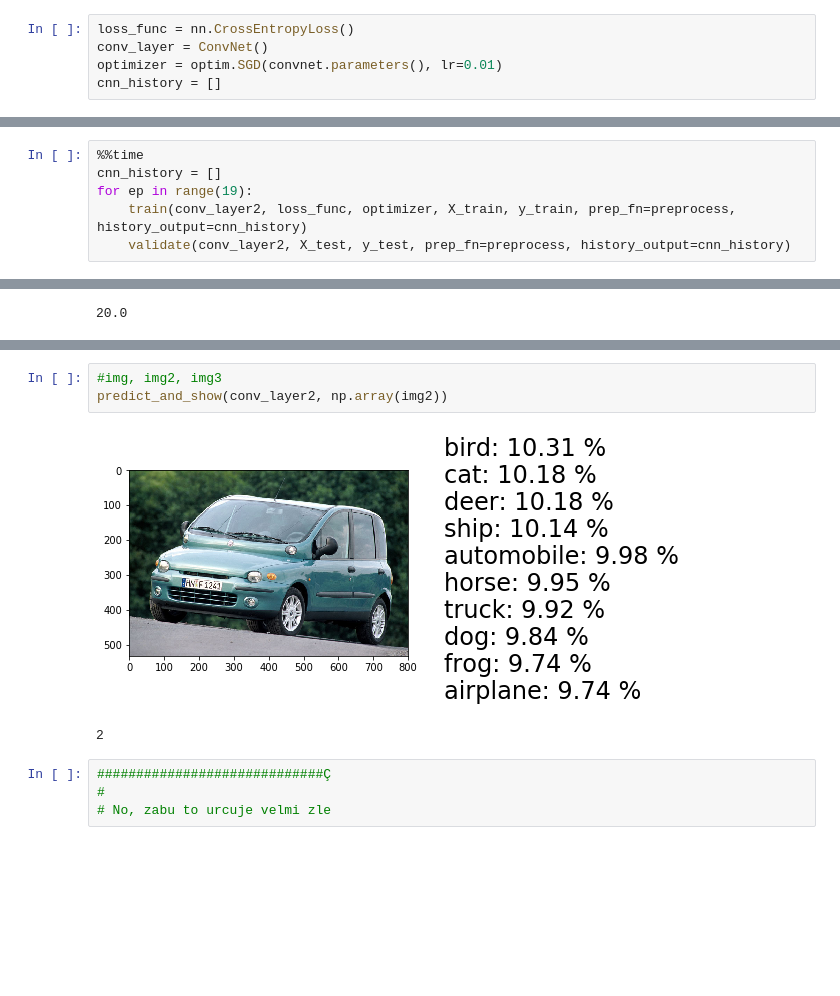
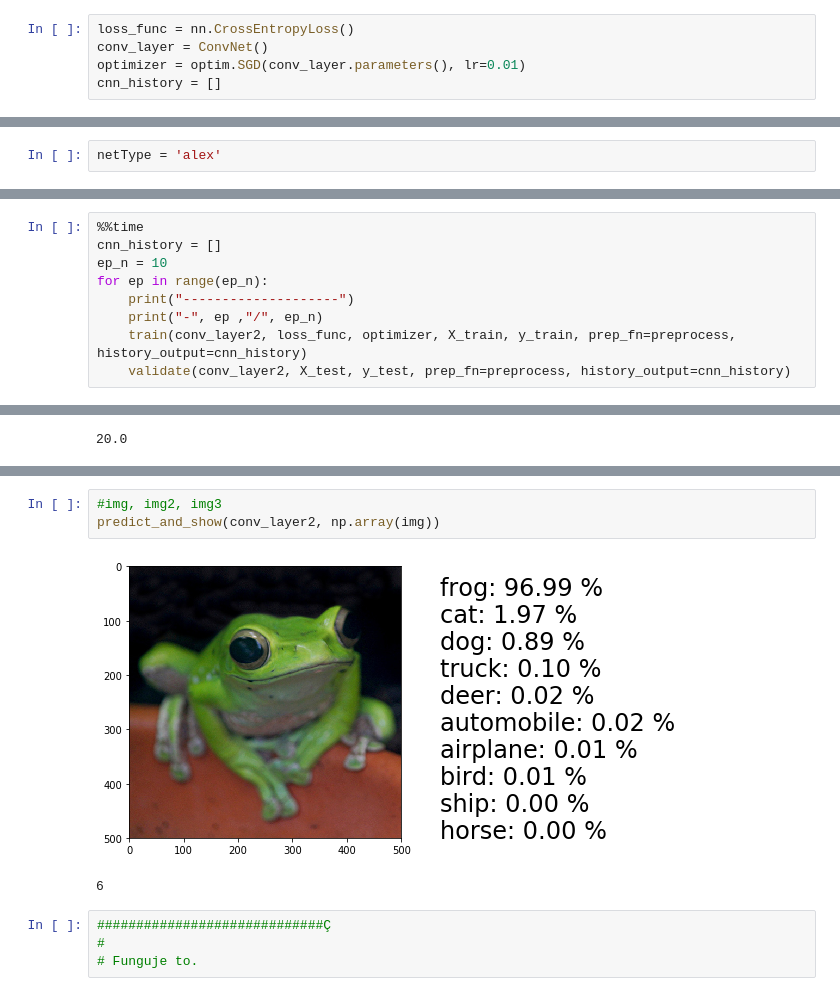
Before and after one commit to Sselion/ANS_Naiman, a Jupyter notebook: conv-intro-lab.ipynb, the cells around one changed output, grey strips where cells are left out. Drawn from its saved outputs; the diff is of its cells as text; blank space fills up the shorter version.

Commit message:
FINAL, dobre score. AlexNet

```diff
--- a/conv-intro-lab.ipynb
+++ b/conv-intro-lab.ipynb
@@ -700,7 +700,7 @@ from torch import optim
 # %%
 loss_func = nn.CrossEntropyLoss()
 conv_layer = ConvNet()
-optimizer = optim.SGD(convnet.parameters(), lr=0.01)
+optimizer = optim.SGD(conv_layer.parameters(), lr=0.01)
 cnn_history = []
 # %%
 for name, par in conv_layer.named_parameters():
@@ -788,4 +788,6 @@ predict_and_show(convnet, np.array(img3))
 # Trénování konvoluční sítě
 
 Zde je opět prostor pro vaši kreativitu. Natrénujte co nejlepší konvoluční síť, která dosáhne max. možného skóre. Kdo si trochu pohraje, měl by se dostat i přes 80&nbsp;%. Min. validační skóre pro uznání úlohy je 60&nbsp;%.
+# %%
+netType = 'alex'
 # %%
@@ -859,7 +911,10 @@ optimizer = optim.SGD(conv_layer2.parameters(), lr=0.01)
 # %%
 %%time
 cnn_history = []
-for ep in range(19):
+ep_n = 10
+for ep in range(ep_n):
+    print("--------------------")
+    print("-", ep ,"/", ep_n)
     train(conv_layer2, loss_func, optimizer, X_train, y_train, prep_fn=preprocess, history_output=cnn_history)
     validate(conv_layer2, X_test, y_test, prep_fn=preprocess, history_output=cnn_history)
 # %% [output]
@@ -891,10 +946,10 @@ plot_history(cnn_history)
 # %%
 #img, img2, img3
-predict_and_show(conv_layer2, np.array(img2))
+predict_and_show(conv_layer2, np.array(img))
 # %% [output]
-[figure, old version]
+[figure, new version]
-2
+6
 # %%
 #############################Ç
 #
-# No, zabu to urcuje velmi zle
+# Funguje to.
```
Also changed, not shown: parts of 9 cells of this notebook.
